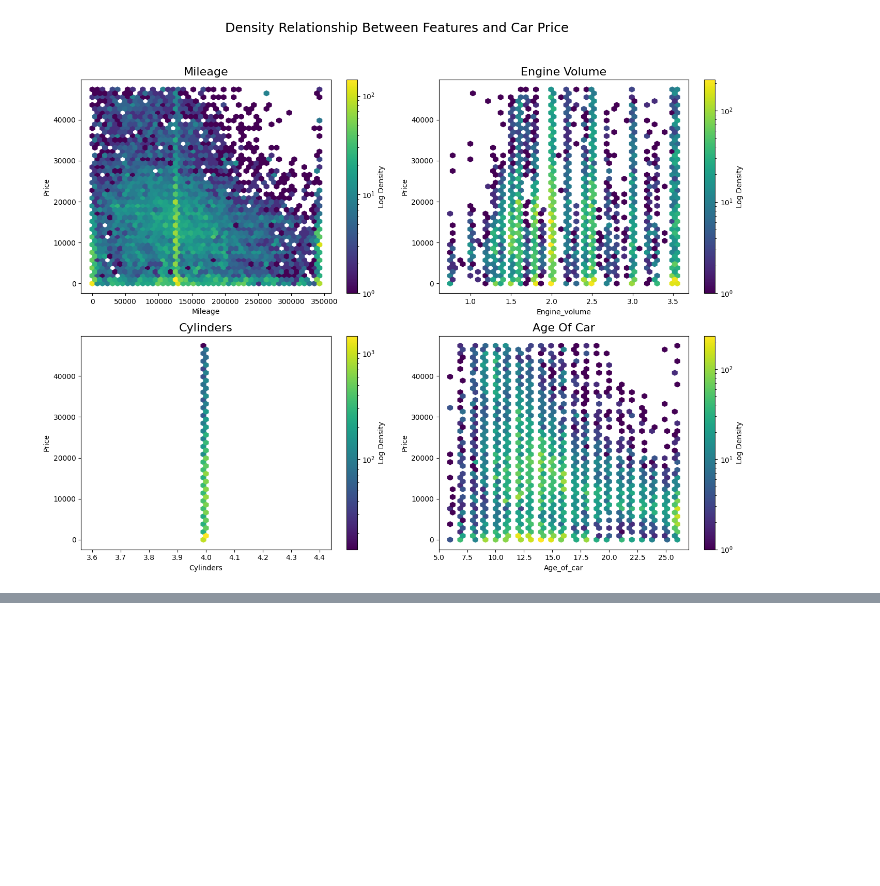
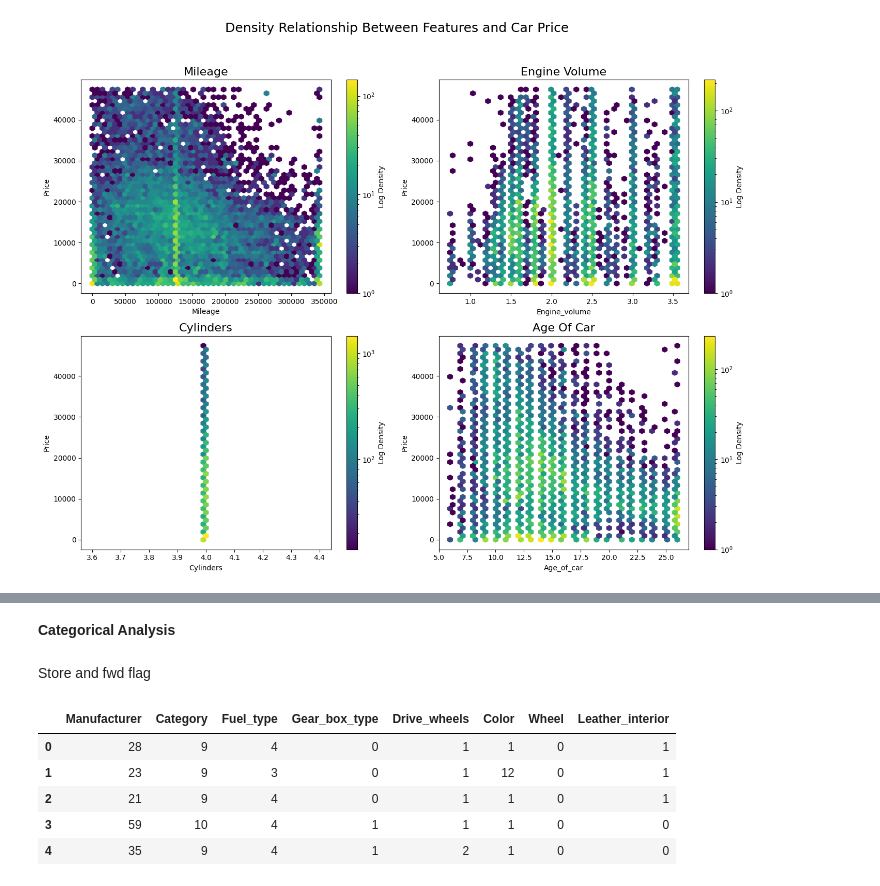
Before and after one commit to Amany-Ibrahim-1510/-car_price_prediction-, a Jupyter notebook: notebooks/eda.ipynb, the cells around one changed output, grey strips where cells are left out. Saved outputs shown, nothing was run; the diff lists cells and outputs as text; code cells hidden in the pictures; blank space fills up the shorter version.

```diff
--- a/notebooks/eda.ipynb
+++ b/notebooks/eda.ipynb
@@ -693,0 +793,31 @@ plt.show()
+# %% [markdown]
+**Categorical Analysis**
+# %% [markdown]
+Store and fwd flag
+# %%
+from sklearn.preprocessing import LabelEncoder
+
+le = LabelEncoder()
+
+car_cols = [
+    "Manufacturer",
+    "Category",
+    "Fuel_type",
+    "Gear_box_type",
+    "Drive_wheels",
+    "Color",
+    "Wheel",
+    "Leather_interior"
+]
+
+for col in car_cols:
+    df[col] = le.fit_transform(df[col])
+
+df[car_cols].head()
+# %% [output]
+|  | Manufacturer | Category | Fuel_type | Gear_box_type | Drive_wheels | Color | Wheel | Leather_interior |
+| 0 | 28 | 9 | 4 | 0 | 1 | 1 | 0 | 1 |
+| 1 | 23 | 9 | 3 | 0 | 1 | 12 | 0 | 1 |
+| 2 | 21 | 9 | 4 | 0 | 1 | 1 | 0 | 1 |
+| 3 | 59 | 10 | 4 | 1 | 1 | 1 | 0 | 0 |
+| 4 | 35 | 9 | 4 | 1 | 2 | 1 | 0 | 0 |
```
Also changed, not shown: parts of 11 cells of this notebook.
